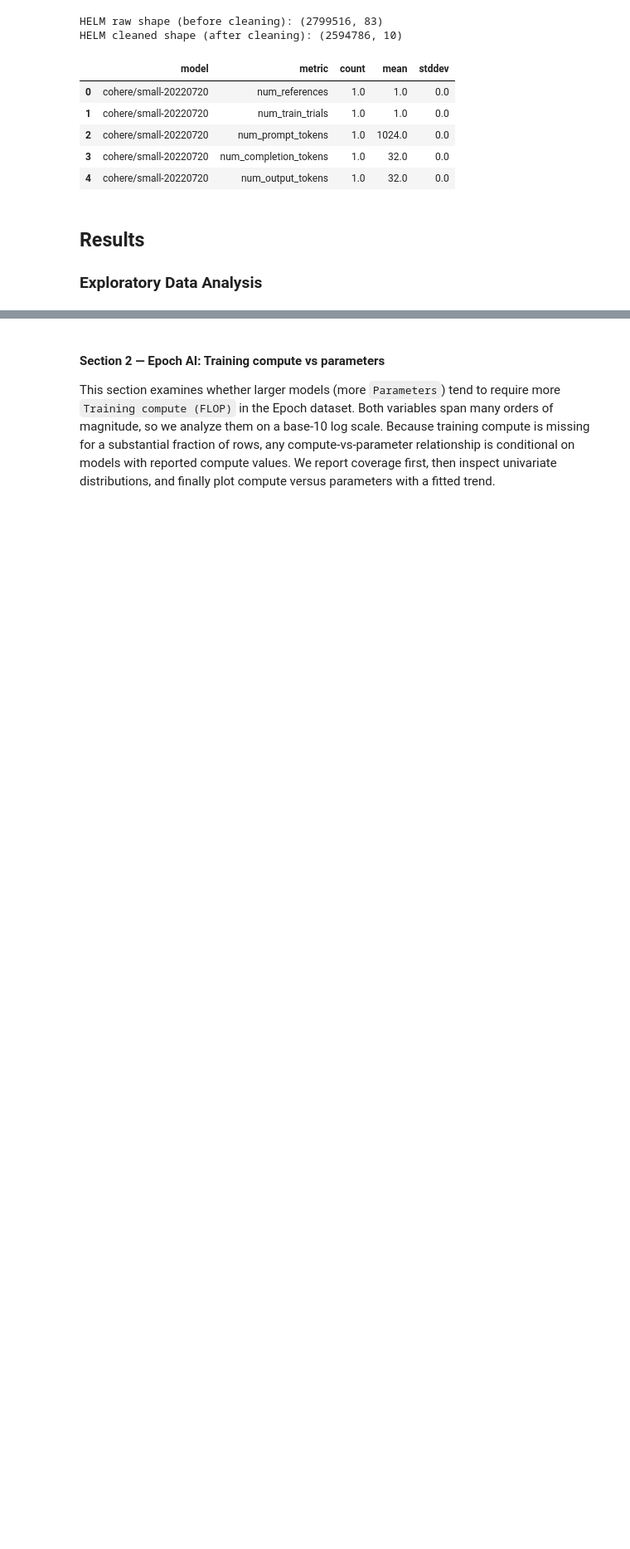
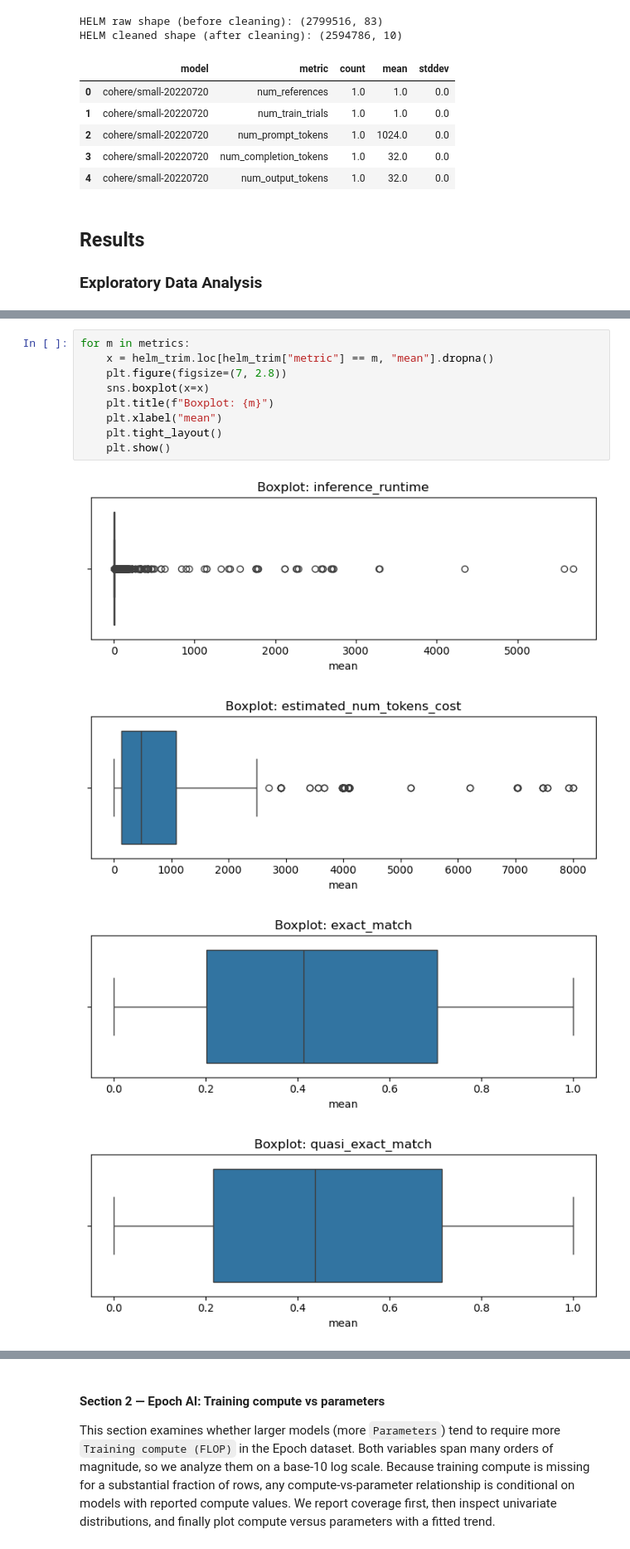
Before and after one commit to COGS108/Group090_WI26, a Jupyter notebook: 02-EDACheckpoint.ipynb, the cells around one changed output, grey strips where cells are left out. Shown at 83% size. Saved outputs shown, nothing was run; the diff lists cells and outputs as text; blank space fills up the shorter version.

```diff
--- a/02-EDACheckpoint.ipynb
+++ b/02-EDACheckpoint.ipynb
@@ -384,0 +440,14 @@ Some more words and stuff.  Remember notebooks work best if you interleave the c
+# %%
+for m in metrics:
+    x = helm_trim.loc[helm_trim["metric"] == m, "mean"].dropna()
+    plt.figure(figsize=(7, 2.8))
+    sns.boxplot(x=x)
+    plt.title(f"Boxplot: {m}")
+    plt.xlabel("mean")
+    plt.tight_layout()
+    plt.show()
+# %% [output]
+[figure, added]
+[figure, added]
+[figure, added]
+[figure, added]
```
Also changed, not shown: parts of 13 cells of this notebook.
